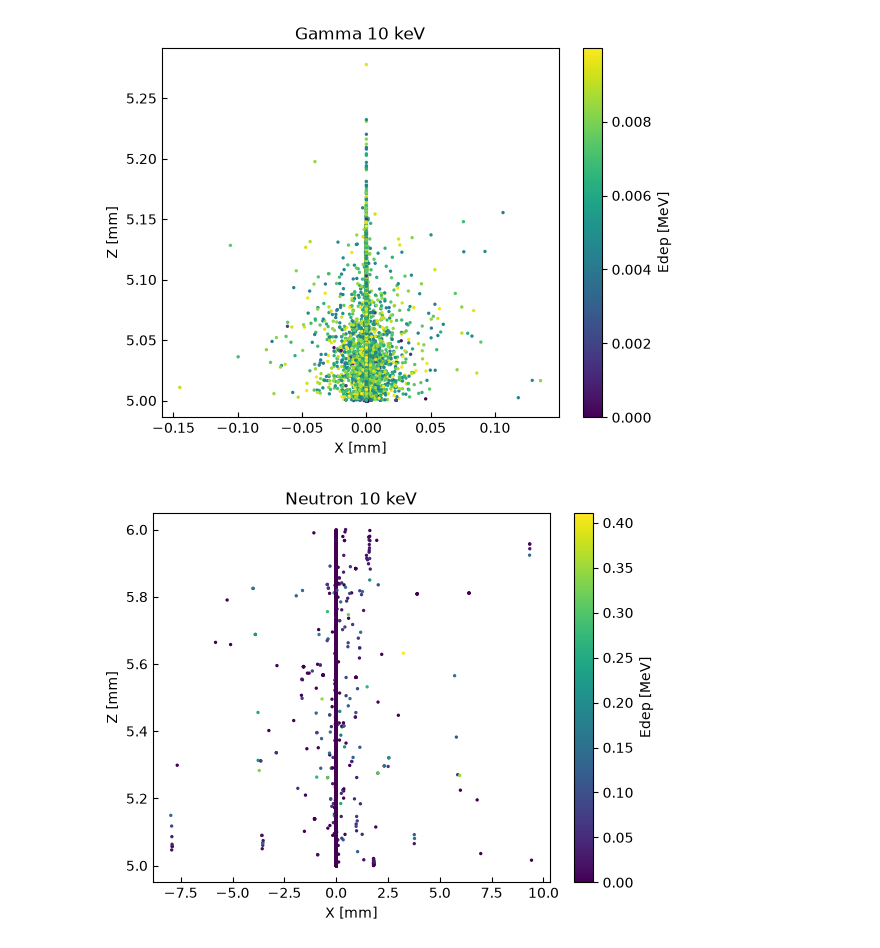
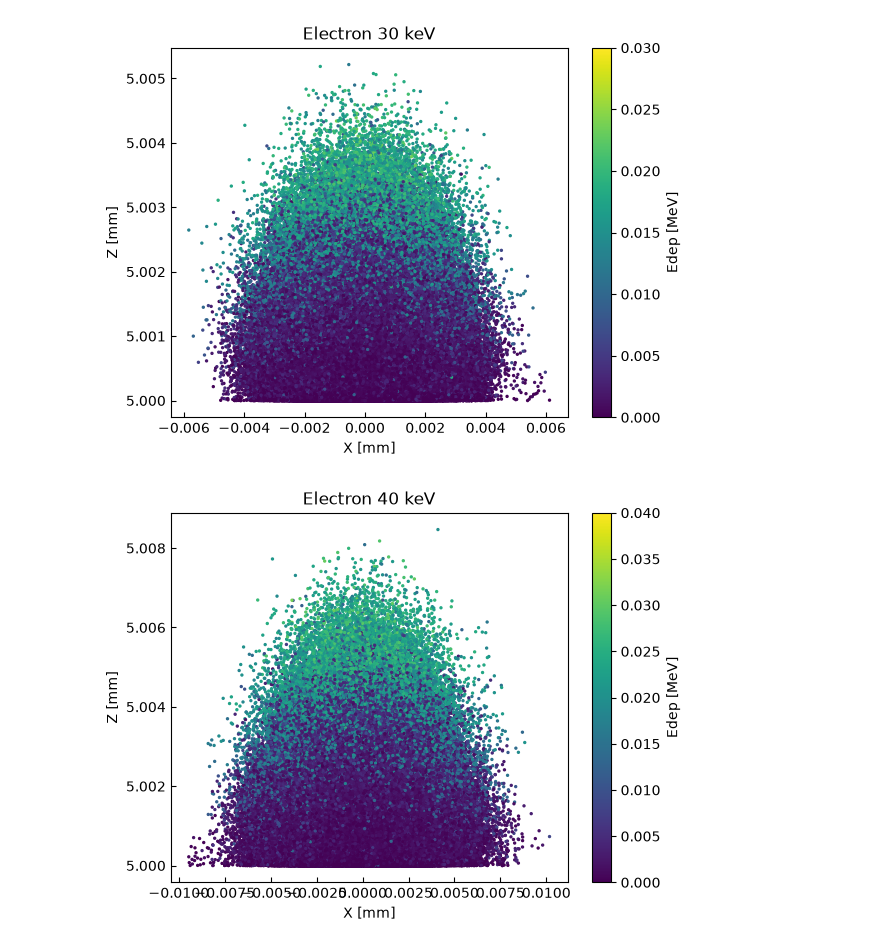
Before and after one commit to Phb22rr/Simulation-data-processing-, a Jupyter notebook: Electron_pen_depth.ipynb, the cells around one changed output. Drawn from its saved outputs; the diff is of its cells as text; code cells hidden in the pictures.

```diff
--- a/Electron_pen_depth.ipynb
+++ b/Electron_pen_depth.ipynb
@@ -63,8 +29,10 @@ Proton_df = pd.read_csv('Data --- simulations/10keV/Proton10keVpanda.csv')
 # %%
 # plot energy depositions along the layer
-for df in [Alpha_df, Electron_df, Gamma_df, Neutron_df, Proton_df]:
+for df in [Electron10keV_df, Electron20keV_df, Electron30keV_df, Electron40keV_df, Electron50keV_df,
+ Electron60keV_df, Electron70keV_df, Electron80keV_df, Electron90keV_df, Electron100keV_df,
+ Electron250keV_df, Electron500keV_df, Electron1000keV_df]:
     plt.scatter(df.x, df.z, c=df.edep, s=2)
-    width = 0.1
+    #width = 0.1
     #plt.xlim([-width,width])
     #plt.ylim([5.5,])
     plt.xlabel("X [mm]")
@@ -72,16 +40,32 @@ for df in [Alpha_df, Electron_df, Gamma_df, Neutron_df, Proton_df]:
     plt.colorbar(label="Edep [MeV]")
     plt.tick_params(axis='both' , direction='in', which='both')
 
-    if df is Alpha_df:
-        plt.title("Alpha 10 keV")
-    elif df is Electron_df:
+    if df is Electron10keV_df:
         plt.title("Electron 10 keV")
-    elif df is Gamma_df:
-        plt.title("Gamma 10 keV")
-    elif df is Neutron_df:
-        plt.title("Neutron 10 keV")
-    elif df is Proton_df:
-        plt.title("Proton 10 keV")
+    elif df is Electron20keV_df:
+        plt.title("Electron 20 keV")
+    elif df is Electron30keV_df:
+        plt.title("Electron 30 keV")
+    elif df is Electron40keV_df:
+        plt.title("Electron 40 keV")
+    elif df is Electron50keV_df:
+        plt.title("Electron 50 keV")
+    elif df is Electron60keV_df:
+        plt.title("Electron 60 keV")
+    elif df is Electron70keV_df:
+        plt.title("Electron 70 keV")
+    elif df is Electron80keV_df:
+        plt.title("Electron 80 keV")
+    elif df is Electron90keV_df:
+        plt.title("Electron 90 keV")
+    elif df is Electron100keV_df:
+        plt.title("Electron 100 keV")
+    elif df is Electron250keV_df:
+        plt.title("Electron 250 keV")
+    elif df is Electron500keV_df:
+        plt.title("Electron 500 keV")
+    elif df is Electron1000keV_df:
+        plt.title("Electron 1000 keV")
 
     plt.show()
 # %% [output]
@@ -90,2 +74,2 @@ for df in [Alpha_df, Electron_df, Gamma_df, Neutron_df, Proton_df]:
-[figure, old version]
+[figure, new version]
-[figure, old version]
+[figure, new version]
```
Also changed, not shown: parts of 8 cells of this notebook.
